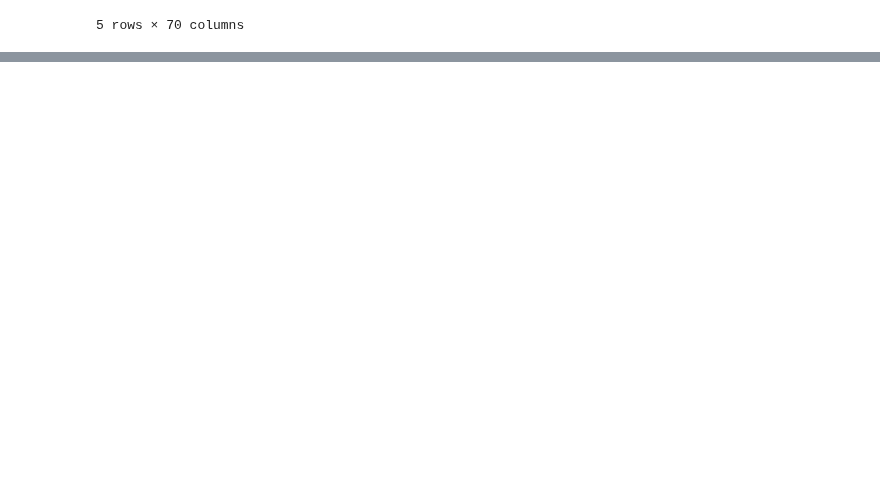
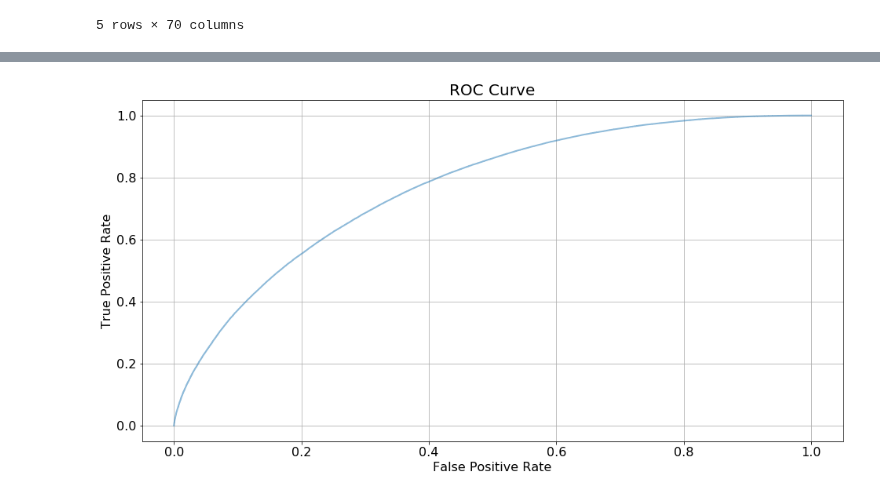
Before and after one commit to MLDPEngineer/User-behaviour-clasification, a Jupyter notebook: Gradient_boosting_model.ipynb, the cells around one changed output, grey strips where cells are left out. Cells and saved outputs as stored; diff of their text form; code cells hidden in the pictures; blank space fills up the shorter version.

```diff
--- a/Gradient_boosting_model.ipynb
+++ b/Gradient_boosting_model.ipynb
@@ -60 +76,5 @@ model.save_model('gr_boost',
+# %%
+p = get_roc_curve(model, eval_set, plot=True)
+# %% [output]
+[figure, added]
 # %%
```
Also changed, not shown: parts of 17 cells of this notebook, 4 other files.
